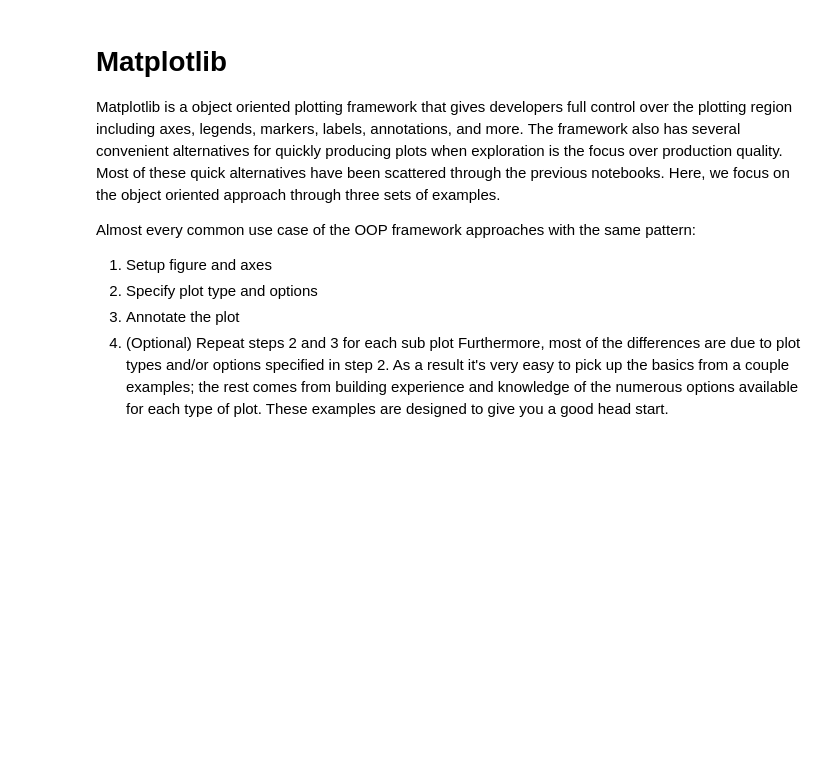
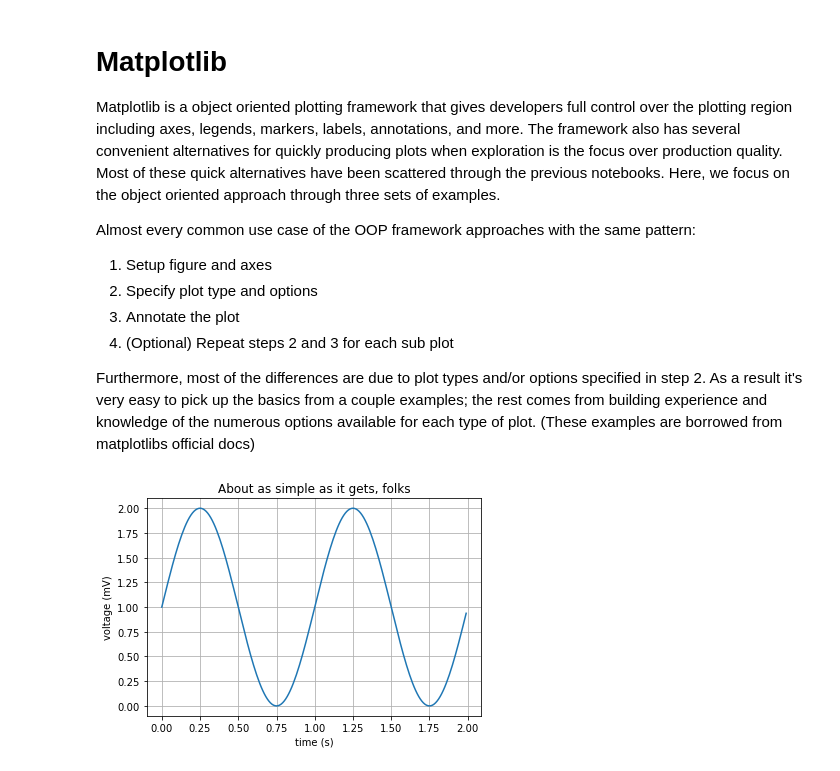
Before and after one commit to nbrown273/dsml-toolbox-python, a Jupyter notebook: modules/matplotlib/matplotlib.ipynb, the cells around one changed output. Cells and saved outputs as stored; diff of their text form; code cells hidden in the pictures; blank space fills up the shorter version.

Commit message:
matplotlib module

```diff
--- a/modules/matplotlib/matplotlib.ipynb
+++ b/modules/matplotlib/matplotlib.ipynb
@@ -8,5 +8,6 @@ Almost every common use case of the OOP framework approaches with the same patte
 2. Specify plot type and options
 3. Annotate the plot
 4. (Optional) Repeat steps 2 and 3 for each sub plot
-Furthermore, most of the differences are due to plot types and/or options specified in step 2. As a result it's very easy to pick up the basics from a couple examples; the rest comes from building experience and knowledge of the numerous options available for each type of plot. These examples are designed to give you a good head start.
+
+Furthermore, most of the differences are due to plot types and/or options specified in step 2. As a result it's very easy to pick up the basics from a couple examples; the rest comes from building experience and knowledge of the numerous options available for each type of plot. (These examples are borrowed from matplotlibs official docs)
 # %%
@@ -14,5 +14,18 @@ Furthermore, most of the differences are due to plot types and/or options specif
 import numpy as np
 from matplotlib import pyplot as plt
+# %%
+# Data for plotting
+t = np.arange(0.0, 2.0, 0.01)
+s = 1 + np.sin(2 * np.pi * t)
+
+fig, ax = plt.subplots()
+ax.plot(t, s)
+
+ax.set(xlabel='time (s)', ylabel='voltage (mV)',
+       title='About as simple as it gets, folks')
+ax.grid()
+# %% [output]
+[figure, added]
 # %%
 x = np.linspace(0, 5, 10)
 x2 = np.linspace(-0.75, 1., 100)
```
Also changed, not shown: parts of 10 cells of this notebook, 2 other files.
